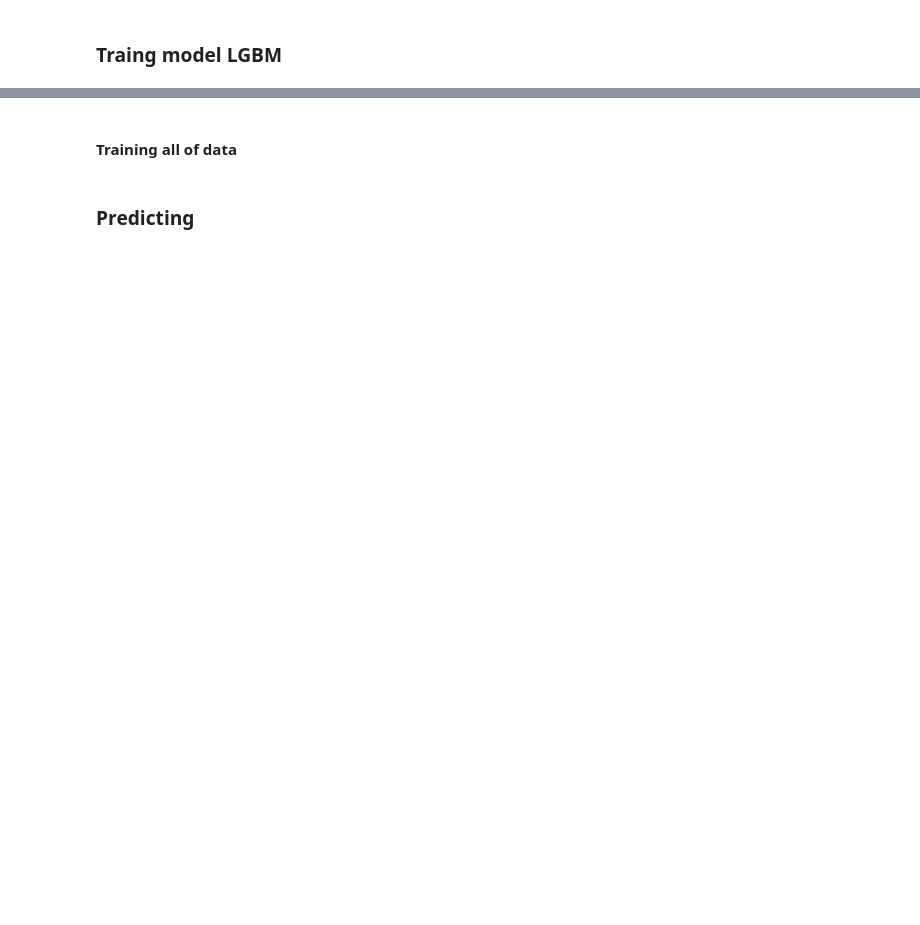
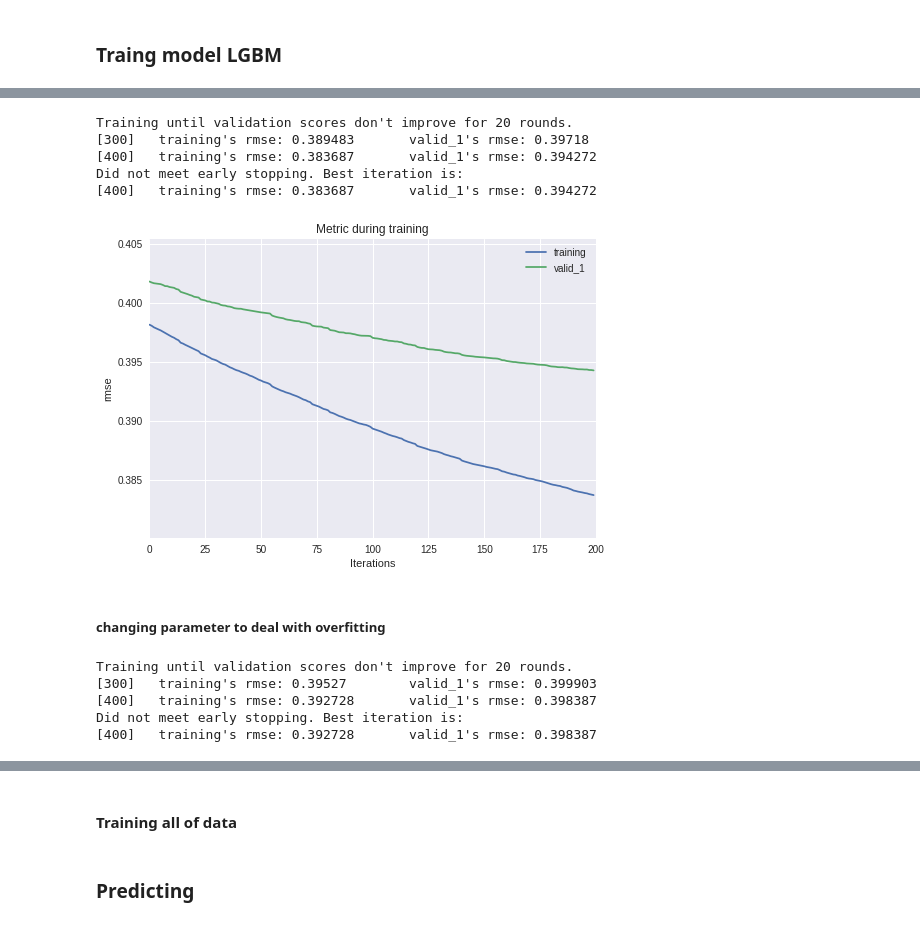
Before and after one commit to nguyenkhacbaoanh/NYC-taxi-trip-duration-prediction, a Jupyter notebook: Taxi_trip_duration.ipynb, the cells around one changed output, grey strips where cells are left out. Drawn from its saved outputs; the diff is of its cells as text; code cells hidden in the pictures; blank space fills up the shorter version.

```diff
--- a/Taxi_trip_duration.ipynb
+++ b/Taxi_trip_duration.ipynb
@@ -453,0 +478,40 @@ plt.show()
+# %%
+evals_result_1={}
+lgbm = lgb.train(params,
+                dtrain,
+                init_model="init_model.txt",
+                valid_sets=[dtrain,dvalid],
+                evals_result=evals_result_1,
+                verbose_eval=100,
+                early_stopping_rounds=20,
+                num_boost_round = 200)
+# %% [output]
+Training until validation scores don't improve for 20 rounds.
+[300]   training's rmse: 0.389483       valid_1's rmse: 0.39718
+[400]   training's rmse: 0.383687       valid_1's rmse: 0.394272
+Did not meet early stopping. Best iteration is:
+[400]   training's rmse: 0.383687       valid_1's rmse: 0.394272
+# %%
+lgb.plot_metric(evals_result_1, metric='rmse')
+plt.show()
+# %% [output]
+[figure, added]
+# %% [markdown]
+##### changing parameter to deal with overfitting
+# %%
+evals_result_2={}
+lgbm = lgb.train(params,
+                dtrain,
+                init_model="init_model.txt",
+                valid_sets=[dtrain,dvalid],
+                evals_result=evals_result_2,
+                verbose_eval=100,
+                early_stopping_rounds=20,
+                num_boost_round = 200,
+                callbacks=[lgb.reset_parameter(max_bin=[100]*200),lgb.reset_parameter(num_leaves=[20]*200),lgb.reset_parameter(feature_fraction=[0.8]*100+[0.7]*100)])
+# %% [output]
+Training until validation scores don't improve for 20 rounds.
+[300]   training's rmse: 0.39527        valid_1's rmse: 0.399903
+[400]   training's rmse: 0.392728       valid_1's rmse: 0.398387
+Did not meet early stopping. Best iteration is:
+[400]   training's rmse: 0.392728       valid_1's rmse: 0.398387
```
Also changed, not shown: parts of 25 cells of this notebook.
